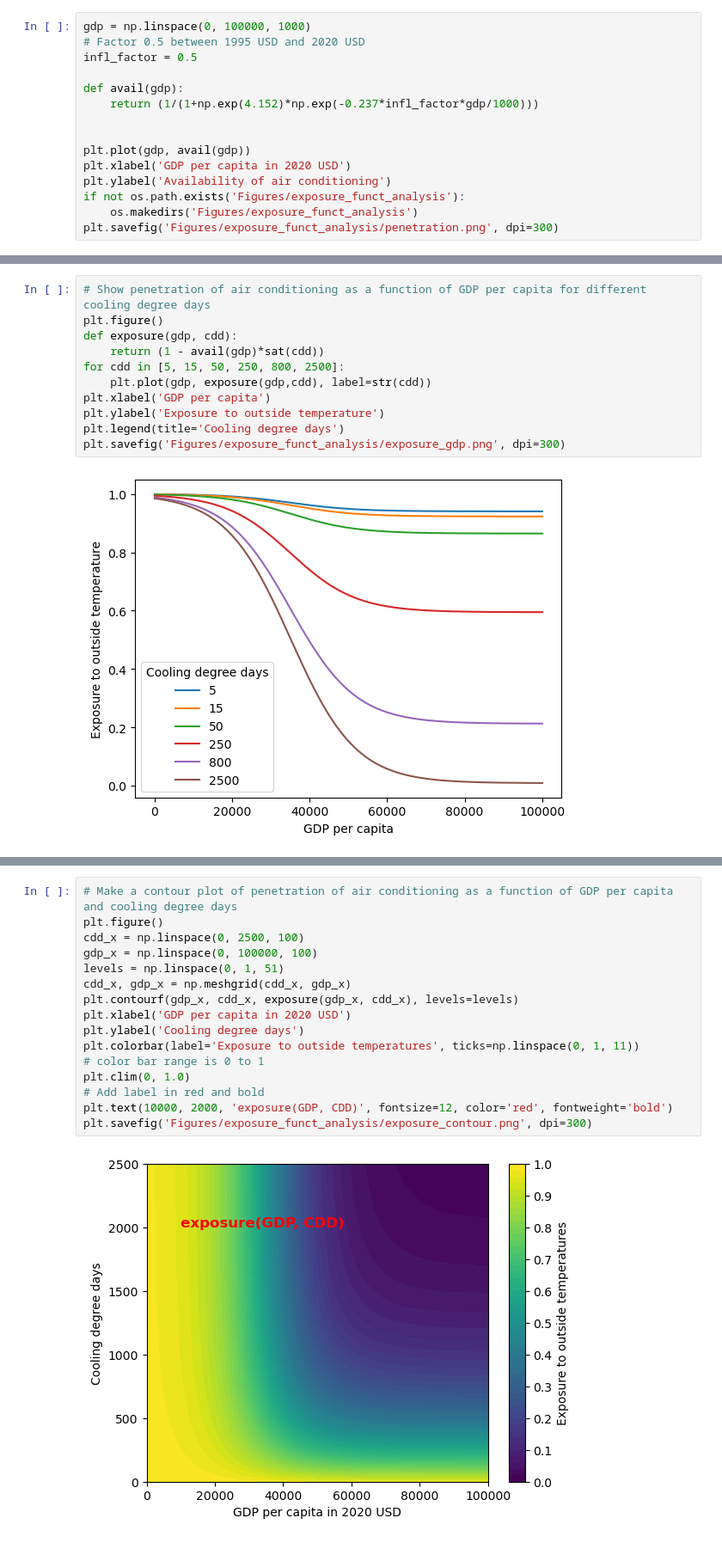
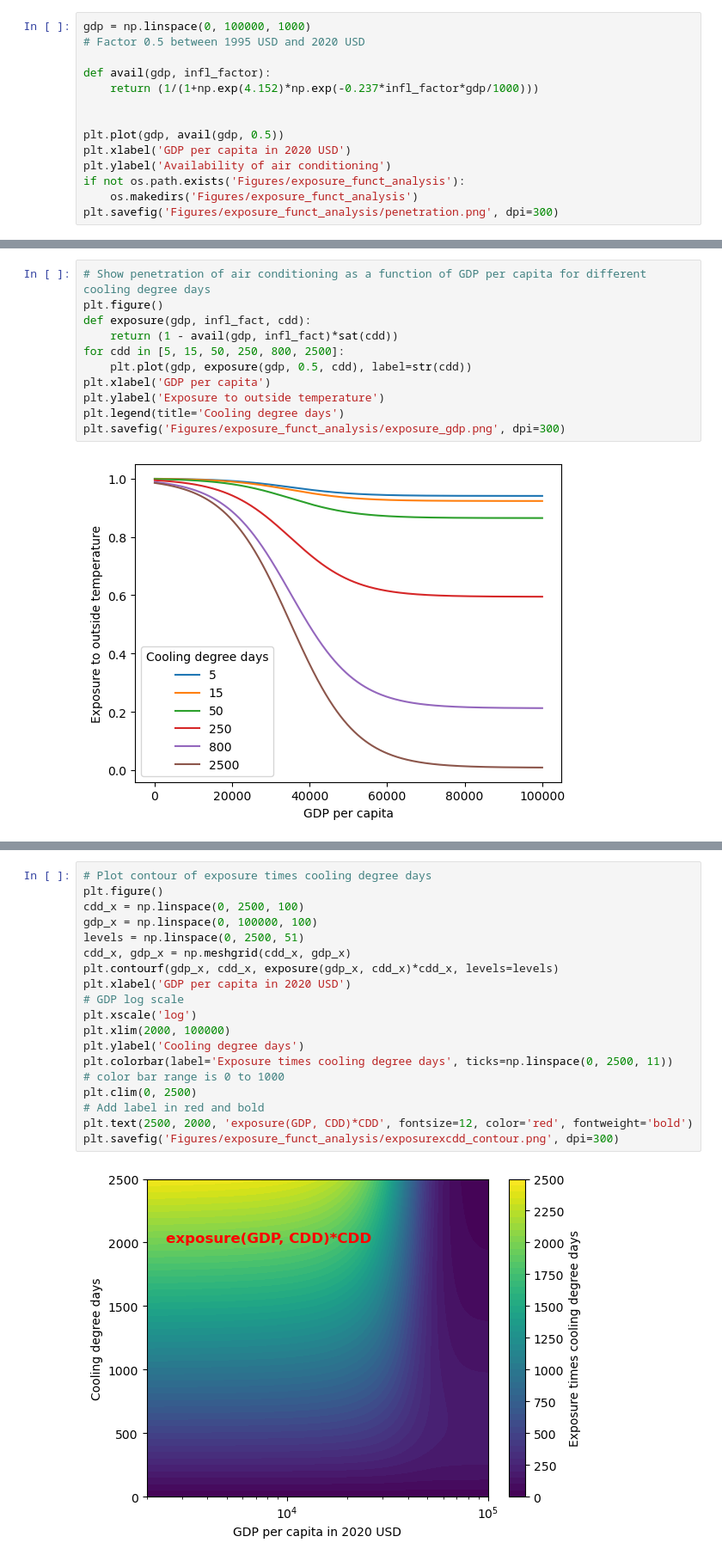
Before and after one commit to carnegie/clab_cooling_deficit_index, a Jupyter notebook: AC_penetration.ipynb, the cells around one changed output, grey strips where cells are left out. Shown at 86% size. Saved outputs shown, nothing was run; the diff lists cells and outputs as text.

Commit message:
Test functions against data

```diff
--- a/AC_penetration.ipynb
+++ b/AC_penetration.ipynb
@@ -6,13 +7,12 @@ from sympy import symbols, diff, exp
 # %%
 gdp = np.linspace(0, 100000, 1000)
 # Factor 0.5 between 1995 USD and 2020 USD
-infl_factor = 0.5
 
-def avail(gdp):
+def avail(gdp, infl_factor):
     return (1/(1+np.exp(4.152)*np.exp(-0.237*infl_factor*gdp/1000)))
 
 
-plt.plot(gdp, avail(gdp))
+plt.plot(gdp, avail(gdp, 0.5))
 plt.xlabel('GDP per capita in 2020 USD')
 plt.ylabel('Availability of air conditioning')
 if not os.path.exists('Figures/exposure_funct_analysis'):
@@ -34,10 +34,10 @@ plt.savefig('Figures/exposure_funct_analysis/saturation.png', dpi=300)
 # %%
 # Show penetration of air conditioning as a function of GDP per capita for different cooling degree days
 plt.figure()
-def exposure(gdp, cdd):
-    return (1 - avail(gdp)*sat(cdd))
+def exposure(gdp, infl_fact, cdd):
+    return (1 - avail(gdp, infl_fact)*sat(cdd))
 for cdd in [5, 15, 50, 250, 800, 2500]:
-    plt.plot(gdp, exposure(gdp,cdd), label=str(cdd))
+    plt.plot(gdp, exposure(gdp, 0.5, cdd), label=str(cdd))
 plt.xlabel('GDP per capita')
 plt.ylabel('Exposure to outside temperature')
 plt.legend(title='Cooling degree days')
@@ -58,21 +94,24 @@ plt.savefig('Figures/exposure_funct_analysis/exposure_cdd.png', dpi=300)
 # %%
-# Make a contour plot of penetration of air conditioning as a function of GDP per capita and cooling degree days
+# Plot contour of exposure times cooling degree days
 plt.figure()
 cdd_x = np.linspace(0, 2500, 100)
 gdp_x = np.linspace(0, 100000, 100)
-levels = np.linspace(0, 1, 51)
+levels = np.linspace(0, 2500, 51)
 cdd_x, gdp_x = np.meshgrid(cdd_x, gdp_x)
-plt.contourf(gdp_x, cdd_x, exposure(gdp_x, cdd_x), levels=levels)
+plt.contourf(gdp_x, cdd_x, exposure(gdp_x, cdd_x)*cdd_x, levels=levels)
 plt.xlabel('GDP per capita in 2020 USD')
+# GDP log scale
+plt.xscale('log')
+plt.xlim(2000, 100000)
 plt.ylabel('Cooling degree days')
-plt.colorbar(label='Exposure to outside temperatures', ticks=np.linspace(0, 1, 11))
-# color bar range is 0 to 1
-plt.clim(0, 1.0)
+plt.colorbar(label='Exposure times cooling degree days', ticks=np.linspace(0, 2500, 11))
+# color bar range is 0 to 1000
+plt.clim(0, 2500)
 # Add label in red and bold
-plt.text(10000, 2000, 'exposure(GDP, CDD)', fontsize=12, color='red', fontweight='bold')
-plt.savefig('Figures/exposure_funct_analysis/exposure_contour.png', dpi=300)
+plt.text(2500, 2000, 'exposure(GDP, CDD)*CDD', fontsize=12, color='red', fontweight='bold')
+plt.savefig('Figures/exposure_funct_analysis/exposurexcdd_contour.png', dpi=300)
 # %% [output]
-[figure, old version]
+[figure, new version]
 # %%
 # Make contour plot of GDP as a function of penetration of air conditioning and cooling degree days
 plt.figure()
```
Also changed, not shown: parts of 4 cells of this notebook, 1 other file.
